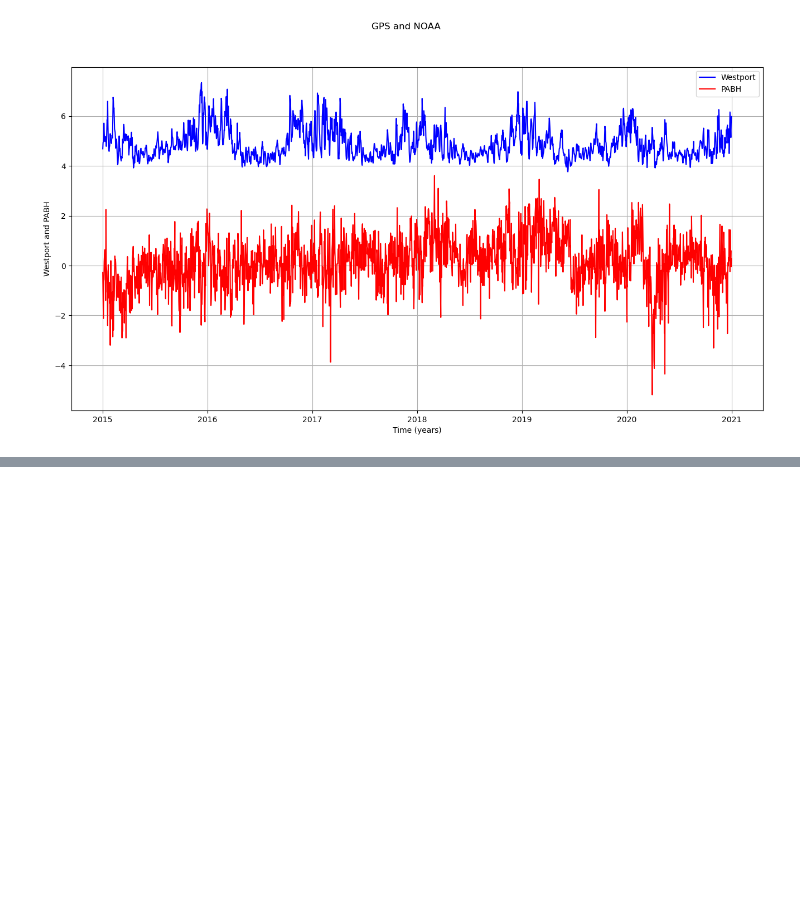
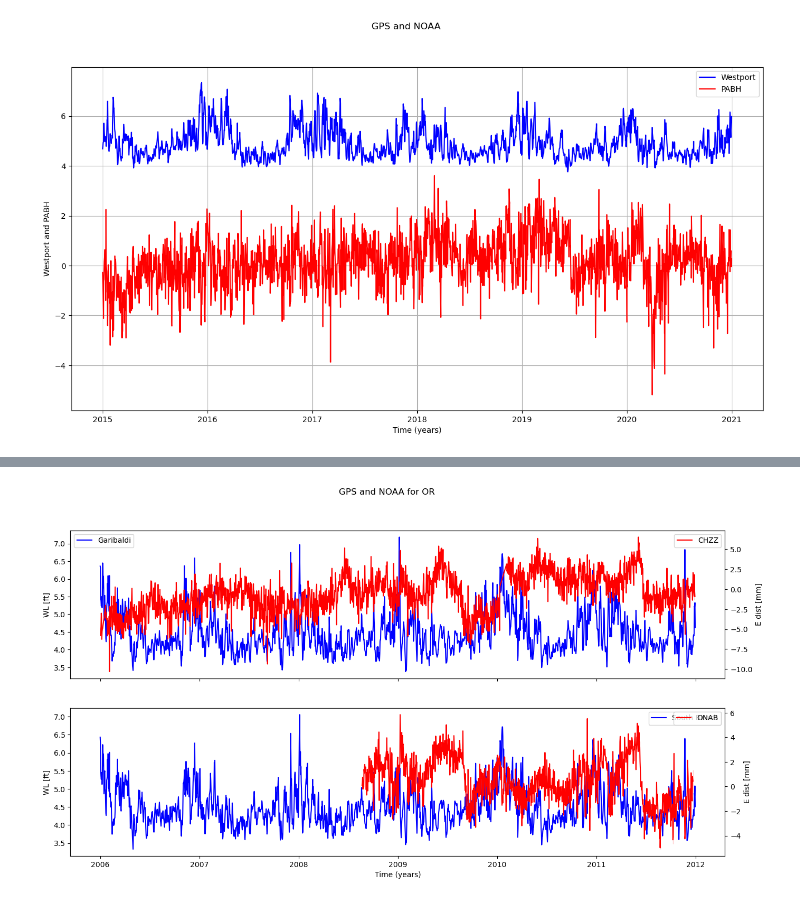
Before and after one commit to Benz-Poobua/Undergrad-Research-2, a Jupyter notebook: GPS-NOAA geodetic-climatic data.ipynb, the cells around one changed output, grey strips where cells are left out. Drawn from its saved outputs; the diff is of its cells as text; code cells hidden in the pictures; blank space fills up the shorter version.

```diff
--- a/GPS-NOAA geodetic-climatic data.ipynb
+++ b/GPS-NOAA geodetic-climatic data.ipynb
@@ -29,7 +29,7 @@ PABH_e_filtered = PABH_e[(PABH_e['T'] > 2015) & (PABH_e['T'] < 2021)]
 LWCK_e_filtered = LWCK_e[(LWCK_e['T'] > 2015) & (LWCK_e['T'] < 2021)]
 #OR
 ONAB_e_filtered = ONAB_e[(ONAB_e['T'] > 2006) & (ONAB_e['T'] < 2012)]
-CHZZ_e_filtered = CHZZ_e[(ONAB_e['T'] > 2006) & (CHZZ_e['T'] < 2012)]
+CHZZ_e_filtered = CHZZ_e[(CHZZ_e['T'] > 2006) & (CHZZ_e['T'] < 2012)]
 #CA
 PTSG_e_filtered = PTSG_e[(PTSG_e['T'] > 2015) & (PTSG_e['T'] < 2021)]
 P316_e_filtered = P316_e[(P316_e['T'] > 2015) & (P316_e['T'] < 2021)]
@@ -648,0 +648,35 @@ plt.show()
+# %%
+fig, axes = plt.subplots(2, 1, figsize=(16, 8), sharex=True)
+
+fig.suptitle('GPS and NOAA for OR')
+
+#Plot Garibaldi and CHZZ
+#Garibaldi
+sns.lineplot(data=Garibaldi_2006_2011_resampled, x=Garibaldi_2006_2011_resampled.index, y='Verified (ft)', ax=axes[0], color='blue', label='Garibaldi')
+axes[0].set_ylabel('WL [ft]', color='black')
+
+#CHZZ
+ax2 = axes[0].twinx()
+sns.lineplot(data=CHZZ_e_filtered, x=CHZZ_e_filtered.index, y='RESIDUALS', ax=ax2, color='red', label='CHZZ')
+ax2.set_ylabel('E dist [mm]', color='black')
+
+axes[0].set_xlabel('Time (years)')
+axes[0].legend(loc='upper left')
+ax2.legend(loc='upper right')
+
+#Plot South Beach and ONAB
+#South Beach
+sns.lineplot(data=South_Beach_2006_2011_resampled, x=South_Beach_2006_2011_resampled.index, y='Verified (ft)', ax=axes[1], color='blue', label='South Beach')
+axes[1].set_ylabel('WL [ft]', color='black')
+
+#ONAB
+ax3 = axes[1].twinx()
+sns.lineplot(data=ONAB_e_filtered, x=ONAB_e_filtered.index, y='RESIDUALS', ax=ax3, color='red', label='ONAB')
+ax3.set_ylabel('E dist [mm]', color='black')
+
+#Set common x-axis label
+axes[1].set_xlabel('Time (years)')
+
+plt.show()
+# %% [output]
+[figure, added]
```
Also changed, not shown: parts of 3 cells of this notebook.
